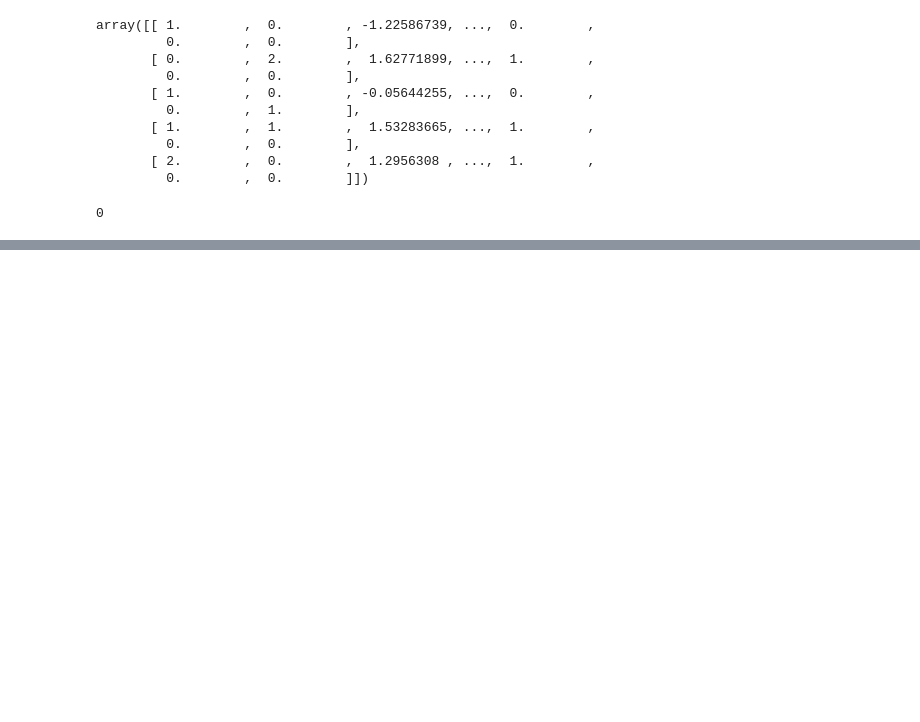
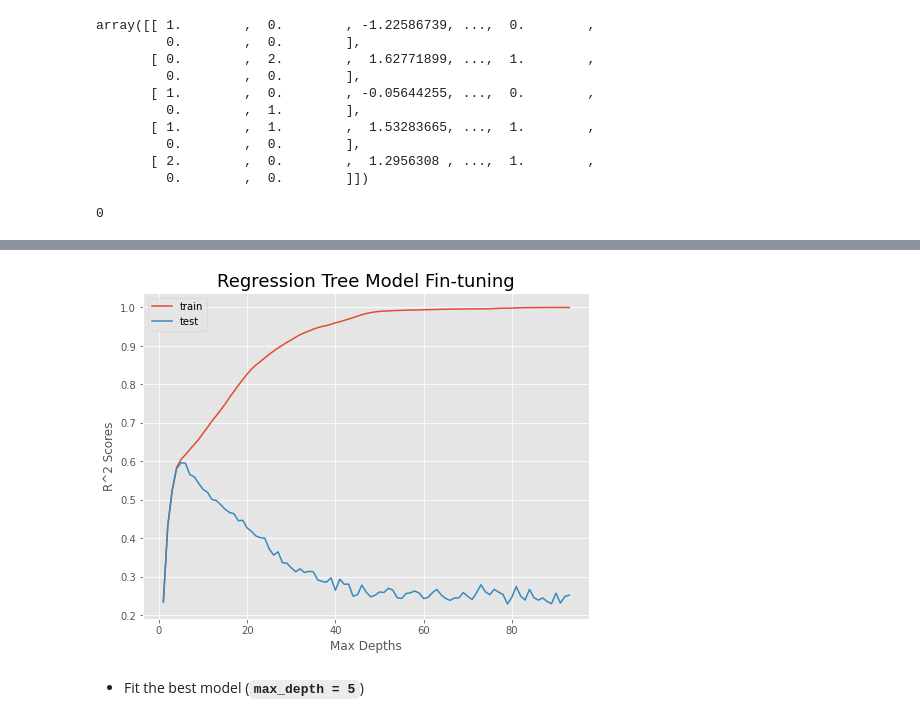
Before and after one commit to syjia/salary-insights, a Jupyter notebook: machine_learning_sales.ipynb, the cells around one changed output, grey strips where cells are left out. Cells and saved outputs as stored; diff of their text form; code cells hidden in the pictures; blank space fills up the shorter version.

```diff
--- a/machine_learning_sales.ipynb
+++ b/machine_learning_sales.ipynb
@@ -391,0 +432,4 @@ np.isnan(X_train_transformed).sum()
+# %%
+# fit a linear regression model
+linreg_pipe = make_pipeline(preprocessor,LinearRegression())
+linreg_pipe.fit(X_train, y_train)
@@ -391,0 +545,29 @@ np.isnan(X_train_transformed).sum()
+# %%
+#create a range of max_depth values
+depths = range(1, dec_tree_pipe['decisiontreeregressor'].get_depth())
+
+#create a dataframe to store train and test scores.
+scores = pd.DataFrame(columns=['Train', 'Test'], index=depths)
+
+#loop over the values in depths
+for n in depths:
+  #fit a new model with max_depth
+  tree = DecisionTreeRegressor(random_state = 42, max_depth=n)
+
+  #put the model into a pipeline
+  tree_pipe = make_pipeline(preprocessor, tree)
+
+  #fit the model
+  tree_pipe.fit(X_train, y_train)
+
+  #create prediction arrays
+  train_pred = tree_pipe.predict(X_train)
+  test_pred = tree_pipe.predict(X_test)
+
+  #evaluate the model using R2 Score
+  train_r2score = r2_score(y_train, train_pred)
+  test_r2score = r2_score(y_test, test_pred)
+
+  #store the scores in the scores dataframe
+  scores.loc[n, 'Train'] = train_r2score
+  scores.loc[n, 'Test'] = test_r2score
@@ -391,0 +584,15 @@ np.isnan(X_train_transformed).sum()
+# %%
+#plot the scores to visually determine the best max_depth
+f, ax = plt.subplots(figsize=(8, 6))
+plt.style.use('ggplot')
+plt.plot(depths, scores['Train'], label = 'train')
+plt.plot(depths, scores['Test'], label = 'test')
+plt.ylabel('R^2 Scores')
+plt.xlabel('Max Depths')
+ax.set_title('Regression Tree Model Fin-tuning',fontsize=18)
+plt.legend()
+plt.show()
+# %% [output]
+[figure, added]
+# %% [markdown]
+- Fit the best model (**`max_depth = 5`**)
```
Also changed, not shown: parts of 24 cells of this notebook.
